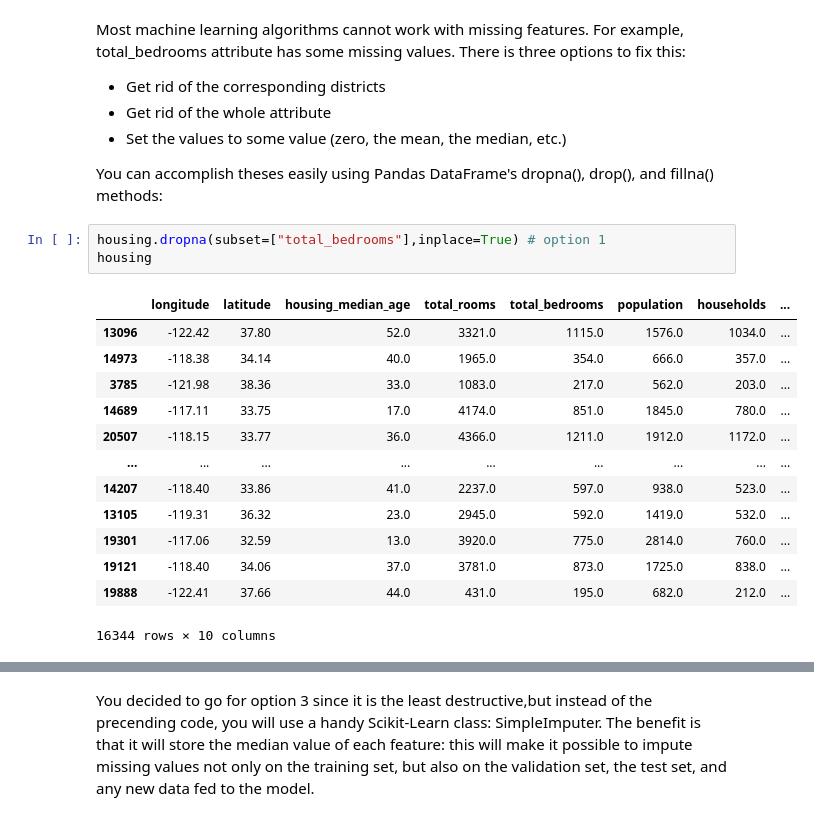
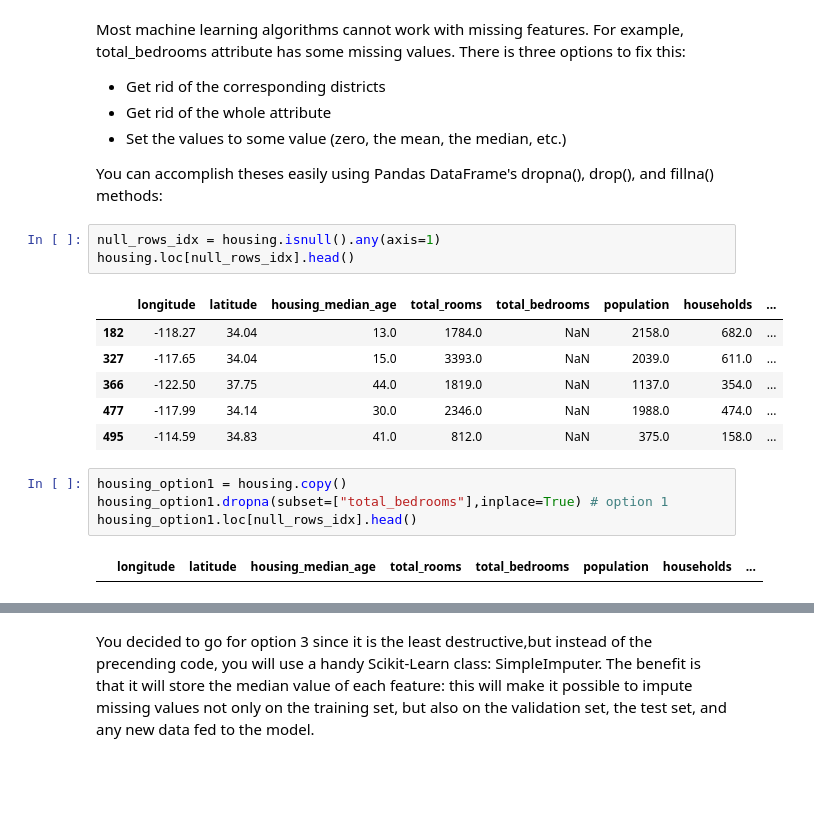
Before and after one commit to SocioPJ/HandsOn-ML, a Jupyter notebook: Chapter2_End-to-End_Machine_Learning_Project/California_House_Prices_Prediction/main.ipynb, the cells around one changed output, grey strips where cells are left out. Saved outputs shown, nothing was run; the diff lists cells and outputs as text; blank space fills up the shorter version.

```diff
--- a/Chapter2_End-to-End_Machine_Learning_Project/California_House_Prices_Prediction/main.ipynb
+++ b/Chapter2_End-to-End_Machine_Learning_Project/California_House_Prices_Prediction/main.ipynb
@@ -507,21 +509,20 @@ Most machine learning algorithms cannot work with missing features. For example,
 - Set the values to some value (zero, the mean, the median, etc.)
 
 You can accomplish theses easily using Pandas DataFrame's dropna(), drop(), and fillna() methods:
+# %%
+null_rows_idx = housing.isnull().any(axis=1)
+housing.loc[null_rows_idx].head()
+# %% [output]
+|  | longitude | latitude | housing_median_age | total_rooms | total_bedrooms | population | households | ... |
+| 182 | -118.27 | 34.04 | 13.0 | 1784.0 | NaN | 2158.0 | 682.0 | ... |
+| 327 | -117.65 | 34.04 | 15.0 | 3393.0 | NaN | 2039.0 | 611.0 | ... |
+| 366 | -122.50 | 37.75 | 44.0 | 1819.0 | NaN | 1137.0 | 354.0 | ... |
+| 477 | -117.99 | 34.14 | 30.0 | 2346.0 | NaN | 1988.0 | 474.0 | ... |
+| 495 | -114.59 | 34.83 | 41.0 | 812.0 | NaN | 375.0 | 158.0 | ... |
 # %%
-housing.dropna(subset=["total_bedrooms"],inplace=True) # option 1
-housing
+housing_option1 = housing.copy()
+housing_option1.dropna(subset=["total_bedrooms"],inplace=True) # option 1
+housing_option1.loc[null_rows_idx].head()
 # %% [output]
 |  | longitude | latitude | housing_median_age | total_rooms | total_bedrooms | population | households | ... |
-| 13096 | -122.42 | 37.80 | 52.0 | 3321.0 | 1115.0 | 1576.0 | 1034.0 | ... |
-| 14973 | -118.38 | 34.14 | 40.0 | 1965.0 | 354.0 | 666.0 | 357.0 | ... |
-| 3785 | -121.98 | 38.36 | 33.0 | 1083.0 | 217.0 | 562.0 | 203.0 | ... |
-| 14689 | -117.11 | 33.75 | 17.0 | 4174.0 | 851.0 | 1845.0 | 780.0 | ... |
-| 20507 | -118.15 | 33.77 | 36.0 | 4366.0 | 1211.0 | 1912.0 | 1172.0 | ... |
-| ... | ... | ... | ... | ... | ... | ... | ... | ... |
-| 14207 | -118.40 | 33.86 | 41.0 | 2237.0 | 597.0 | 938.0 | 523.0 | ... |
-| 13105 | -119.31 | 36.32 | 23.0 | 2945.0 | 592.0 | 1419.0 | 532.0 | ... |
-| 19301 | -117.06 | 32.59 | 13.0 | 3920.0 | 775.0 | 2814.0 | 760.0 | ... |
-| 19121 | -118.40 | 34.06 | 37.0 | 3781.0 | 873.0 | 1725.0 | 838.0 | ... |
-| 19888 | -122.41 | 37.66 | 44.0 | 431.0 | 195.0 | 682.0 | 212.0 | ... |
-16344 rows × 10 columns
 # %%
```
Also changed, not shown: parts of 5 cells of this notebook, 2 other files.
